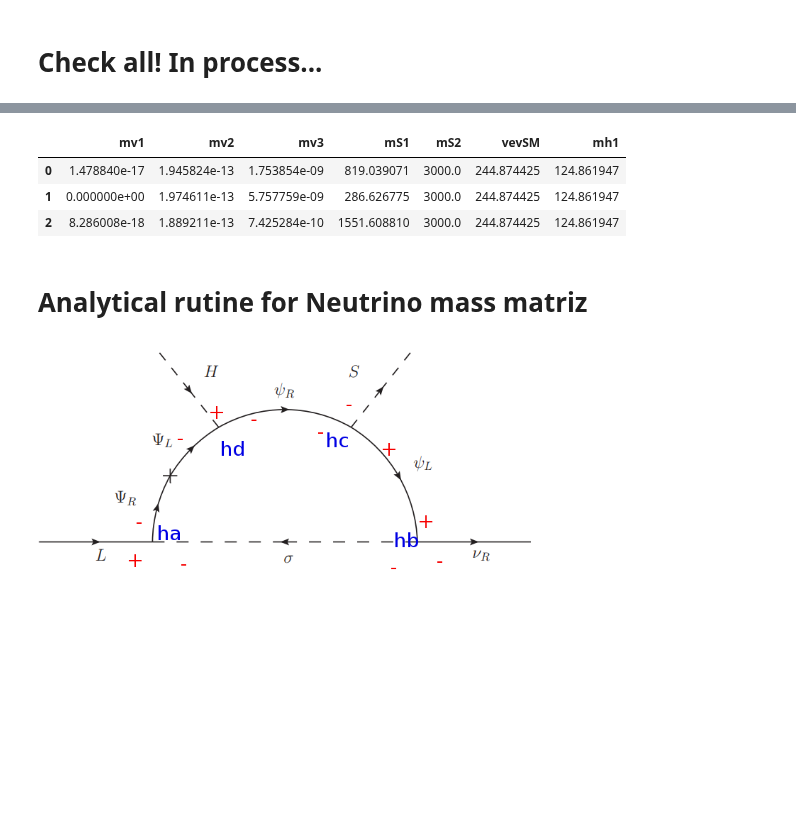
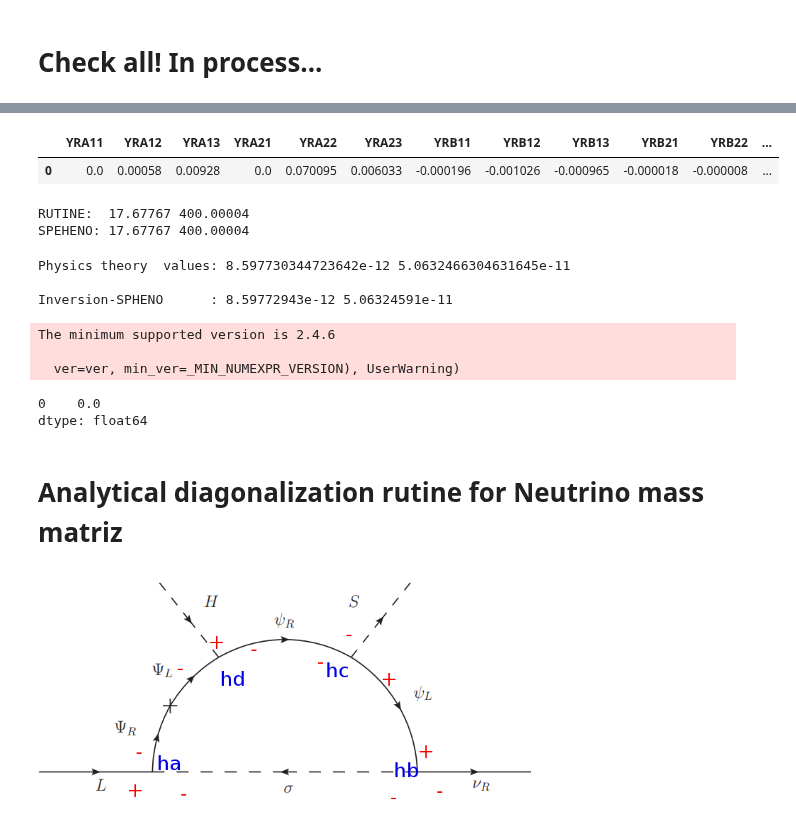
Before and after one commit to anferivera/SDdiracDM, a Jupyter notebook: run_model_inversion.ipynb, the cells around one changed output, grey strips where cells are left out. Drawn from its saved outputs; the diff is of its cells as text; code cells hidden in the pictures; blank space fills up the shorter version.

Commit message:
version: 31-12-18

```diff
--- a/run_model_inversion.ipynb
+++ b/run_model_inversion.ipynb
@@ -199,18 +76,17 @@ $\Lambda_i$ values
 import neutrino_analytic2
 
 #Sum over n (fermion sector)
-mS1 = np.sqrt(LamS1H*vevSM**2/2.+MS12)
-mS2 = np.sqrt(LamS2H*vevSM**2/2.+MS22)
+MS1 = np.sqrt(LamS1H*vevSM**2/2.+MS12)
+MS2 = np.sqrt(LamS2H*vevSM**2/2.+MS22)
 
-mChi1 = neutrino_analytic2.MATRIXCHIDIAG(MDF,vS,YRC,YRD)['m1']
-mChi2 = neutrino_analytic2.MATRIXCHIDIAG(MDF,vS,YRC,YRD)['m2']
-V12 = neutrino_analytic2.MATRIXCHIDIAG(MDF,vS,YRC,YRD)['V12']
-V22 = neutrino_analytic2.MATRIXCHIDIAG(MDF,vS,YRC,YRD)['V22']
-U11 = neutrino_analytic2.MATRIXCHIDIAG(MDF,vS,YRC,YRD)['U11']
-U21 = neutrino_analytic2.MATRIXCHIDIAG(MDF,vS,YRC,YRD)['U21']
+M1 = neutrino_analytic2.MATRIXCHIDIAG(MDF,vS,YRC,YRD)['M1']
+M2 = neutrino_analytic2.MATRIXCHIDIAG(MDF,vS,YRC,YRD)['M2']
+v12 = neutrino_analytic2.MATRIXCHIDIAG(MDF,vS,YRC,YRD)['V12']
+v22 = neutrino_analytic2.MATRIXCHIDIAG(MDF,vS,YRC,YRD)['V22']
+u11 = neutrino_analytic2.MATRIXCHIDIAG(MDF,vS,YRC,YRD)['U11']
+u21 = neutrino_analytic2.MATRIXCHIDIAG(MDF,vS,YRC,YRD)['U21']
+L1 = neutrino_analytic2.LAMBDA(M1,MS1,v12,u11)+ neutrino_analytic2.LAMBDA(M2,MS1,v22,u21)
+L2 = neutrino_analytic2.LAMBDA(M1,MS2,v12,u11)+ neutrino_analytic2.LAMBDA(M2,MS2,v22,u21)
 
-L1 = neutrino_analytic2.LAMBDA(mChi1,mS1,V12,U11)+ neutrino_analytic2.LAMBDA(mChi2,mS1,V22,U21)
-L2 = neutrino_analytic2.LAMBDA(mChi1,mS2,V12,U11)+ neutrino_analytic2.LAMBDA(mChi2,mS2,V22,U21)
-
-print(L1,L2)
+print(L1,L2,M1,M2)
 # %% [output]
@@ -419,12 +252,34 @@ WARNING WITH U IN THE DEFINITION OF THE PMNS MATRIX
-# %%
-xd[['mv1','mv2','mv3','mS1','mS2','vevSM','mh1']][:3]
-# %% [output]
-|  | mv1 | mv2 | mv3 | mS1 | mS2 | vevSM | mh1 |
-| 0 | 1.478840e-17 | 1.945824e-13 | 1.753854e-09 | 819.039071 | 3000.0 | 244.874425 | 124.861947 |
-| 1 | 0.000000e+00 | 1.974611e-13 | 5.757759e-09 | 286.626775 | 3000.0 | 244.874425 | 124.861947 |
-| 2 | 8.286008e-18 | 1.889211e-13 | 7.425284e-10 | 1551.608810 | 3000.0 | 244.874425 | 124.861947 |
+# %%
+xd[['YRA11','YRA12','YRA13','YRA21','YRA22','YRA23','YRB11','YRB12','YRB13','YRB21','YRB22','YRB23']]
+# %% [output]
+|  | YRA11 | YRA12 | YRA13 | YRA21 | YRA22 | YRA23 | YRB11 | YRB12 | YRB13 | YRB21 | YRB22 | ... |
+| 0 | 0.0 | 0.00058 | 0.00928 | 0.0 | 0.070095 | 0.006033 | -0.000196 | -0.001026 | -0.000965 | -0.000018 | -0.000008 | ... |
+# %%
+print("RUTINE: ",'%.5f' %M1, '%.5f' %M2)
+#
+print("SPEHENO:",'%.5f' %mChi1 , '%.5f' %mChi2)
+# %% [output]
+RUTINE:  17.67767 400.00004
+SPEHENO: 17.67767 400.00004
+# %%
+print("Physics theory  values:",mnu2,mnu3)
+print(" ")
+print("Inversion-SPHENO      :",mv2,mv3)
+# %% [output]
+Physics theory  values: 8.597730344723642e-12 5.0632466304631645e-11
+
+Inversion-SPHENO      : 8.59772943e-12 5.06324591e-11
+# %%
+(xd.YRB11*L1*xd.YRA11+xd.YRB21*L2*xd.YRA21)+(xd.YRB12*L1*xd.YRA11+xd.YRB22*L2*xd.YRA21)\
++(xd.YRB13*L1*xd.YRA11+xd.YRB23*L2*xd.YRA21)
+# %% [output]
+The minimum supported version is 2.4.6
+
+  ver=ver, min_ver=_MIN_NUMEXPR_VERSION), UserWarning)
+0    0.0
+dtype: float64
 # %% [markdown]
-# Analytical rutine for Neutrino mass matriz
+# Analytical diagonalization rutine for Neutrino mass matriz
 # %%
 from IPython.display import Image
 Image("/home/anferivera/Dropbox/SingletDoubletDirac/draft_SDdiracDM/figures/neutrino-GB.png", width=500)
```
Also changed, not shown: parts of 23 cells of this notebook, 10 other files.
